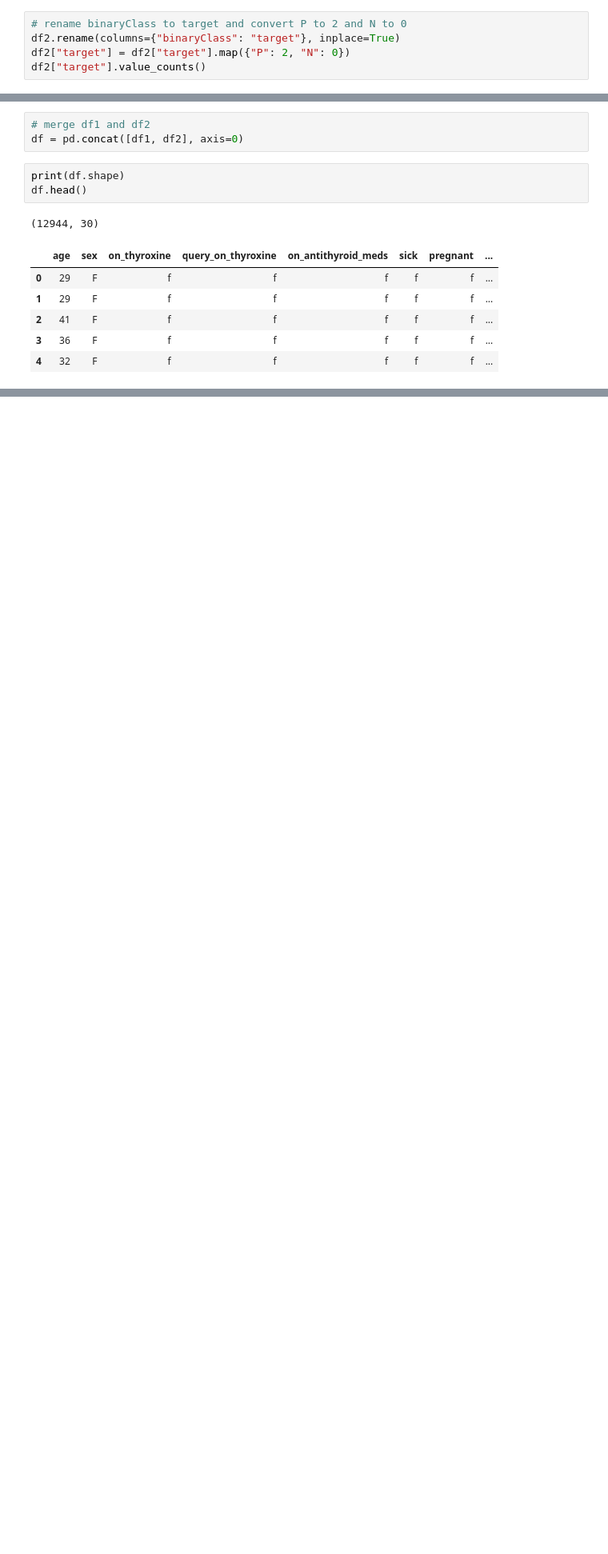
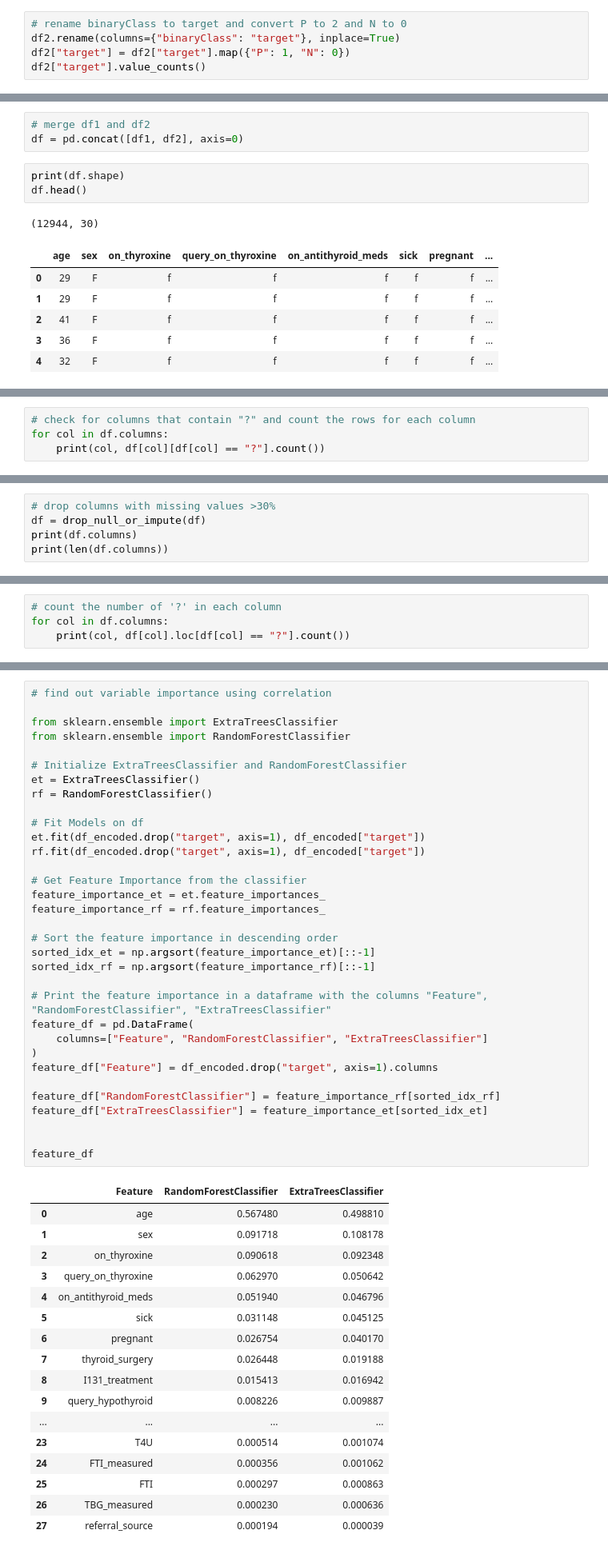
Before and after one commit to khorzhenwin/thigh-roids, a Jupyter notebook: EDA.ipynb, the cells around one changed output, grey strips where cells are left out. Shown at 80% size. Drawn from its saved outputs; the diff is of its cells as text; blank space fills up the shorter version.

Commit message:
find out variable importance

```diff
--- a/EDA.ipynb
+++ b/EDA.ipynb
@@ -204,6 +154,6 @@ sns.countplot(x="binaryClass", data=df2)
 # %%
 # rename binaryClass to target and convert P to 2 and N to 0
 df2.rename(columns={"binaryClass": "target"}, inplace=True)
-df2["target"] = df2["target"].map({"P": 2, "N": 0})
+df2["target"] = df2["target"].map({"P": 1, "N": 0})
 df2["target"].value_counts()
 # %% [output]
@@ -241,0 +205,4 @@ Name: target, dtype: int64
+# %%
+# check for columns that contain "?" and count the rows for each column
+for col in df.columns:
+    print(col, df[col][df[col] == "?"].count())
@@ -241,0 +252,5 @@ Name: target, dtype: int64
+# %%
+# drop columns with missing values >30%
+df = drop_null_or_impute(df)
+print(df.columns)
+print(len(df.columns))
@@ -241,0 +266,4 @@ Name: target, dtype: int64
+# %%
+# count the number of '?' in each column
+for col in df.columns:
+    print(col, df[col].loc[df[col] == "?"].count())
@@ -241,0 +352,51 @@ Name: target, dtype: int64
+# %%
+# find out variable importance using correlation
+
+from sklearn.ensemble import ExtraTreesClassifier
+from sklearn.ensemble import RandomForestClassifier
+
+# Initialize ExtraTreesClassifier and RandomForestClassifier
+et = ExtraTreesClassifier()
+rf = RandomForestClassifier()
+
+# Fit Models on df
+et.fit(df_encoded.drop("target", axis=1), df_encoded["target"])
+rf.fit(df_encoded.drop("target", axis=1), df_encoded["target"])
+
+# Get Feature Importance from the classifier
+feature_importance_et = et.feature_importances_
+feature_importance_rf = rf.feature_importances_
+
+# Sort the feature importance in descending order
+sorted_idx_et = np.argsort(feature_importance_et)[::-1]
+sorted_idx_rf = np.argsort(feature_importance_rf)[::-1]
+
+# Print the feature importance in a dataframe with the columns "Feature", "RandomForestClassifier", "ExtraTreesClassifier"
+feature_df = pd.DataFrame(
+    columns=["Feature", "RandomForestClassifier", "ExtraTreesClassifier"]
+)
+feature_df["Feature"] = df_encoded.drop("target", axis=1).columns
+
+feature_df["RandomForestClassifier"] = feature_importance_rf[sorted_idx_rf]
+feature_df["ExtraTreesClassifier"] = feature_importance_et[sorted_idx_et]
+
+
+feature_df
+# %% [output]
+|  | Feature | RandomForestClassifier | ExtraTreesClassifier |
+| 0 | age | 0.567480 | 0.498810 |
+| 1 | sex | 0.091718 | 0.108178 |
+| 2 | on_thyroxine | 0.090618 | 0.092348 |
+| 3 | query_on_thyroxine | 0.062970 | 0.050642 |
+| 4 | on_antithyroid_meds | 0.051940 | 0.046796 |
+| 5 | sick | 0.031148 | 0.045125 |
+| 6 | pregnant | 0.026754 | 0.040170 |
+| 7 | thyroid_surgery | 0.026448 | 0.019188 |
+| 8 | I131_treatment | 0.015413 | 0.016942 |
+| 9 | query_hypothyroid | 0.008226 | 0.009887 |
+| ... | ... | ... | ... |
+| 23 | T4U | 0.000514 | 0.001074 |
+| 24 | FTI_measured | 0.000356 | 0.001062 |
+| 25 | FTI | 0.000297 | 0.000863 |
+| 26 | TBG_measured | 0.000230 | 0.000636 |
+| 27 | referral_source | 0.000194 | 0.000039 |
```
Also changed, not shown: parts of 24 cells of this notebook.
